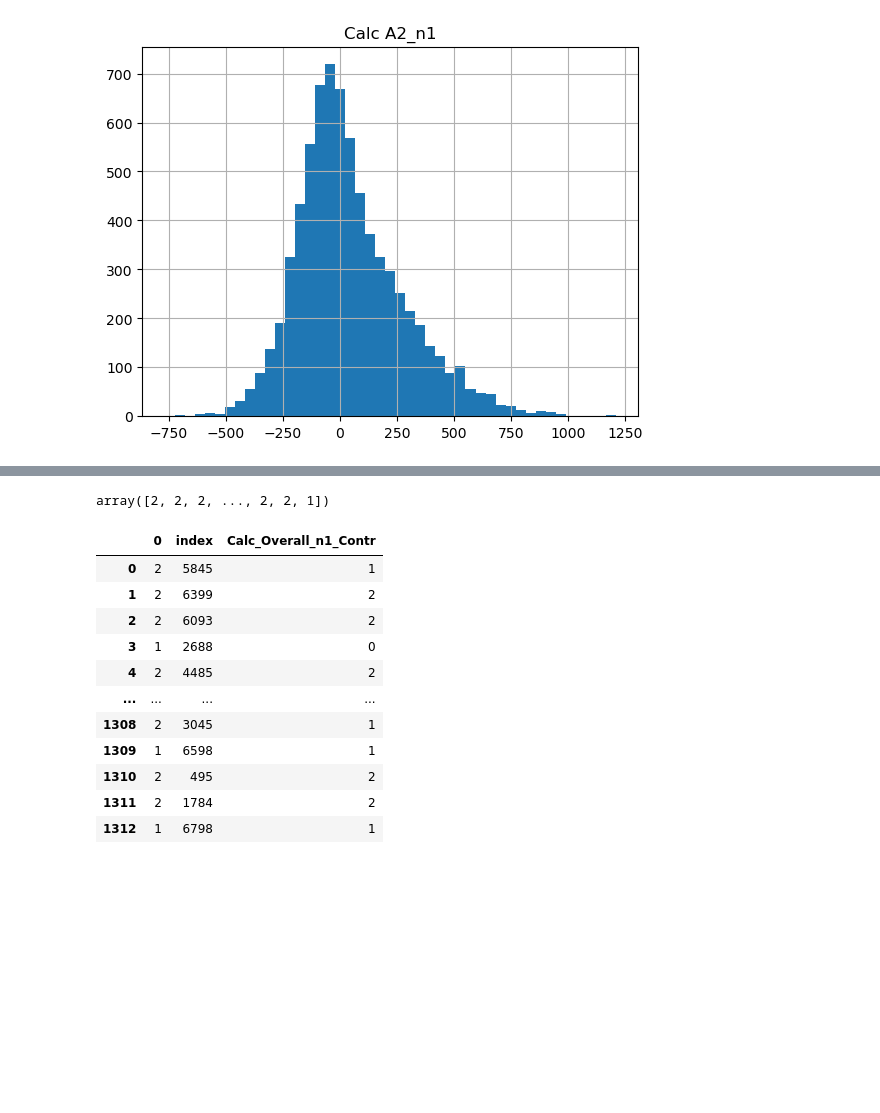
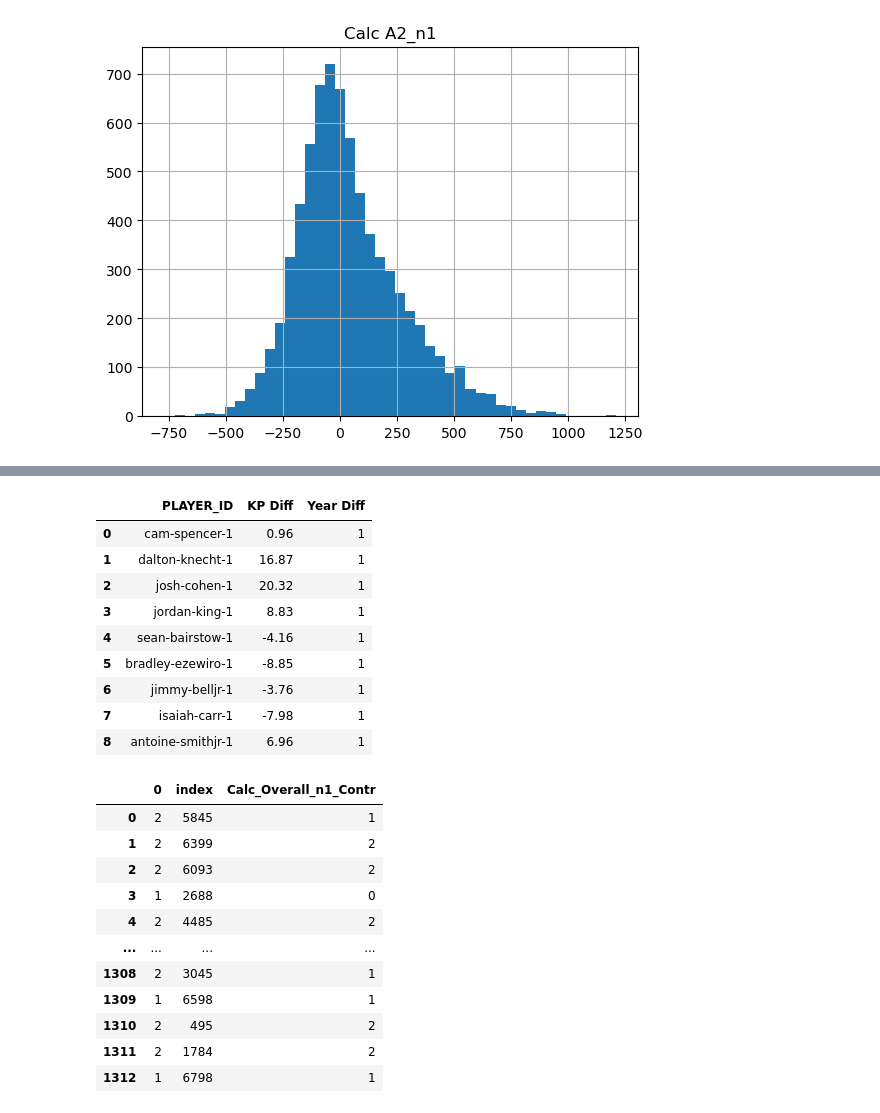
Before and after one commit to zainhoda1/Capstone-project, a Jupyter notebook: Analysis files/NEW_MODEL EXECUTION.ipynb, the cells around one changed output, grey strips where cells are left out. Cells and saved outputs as stored; diff of their text form; code cells hidden in the pictures; blank space fills up the shorter version.

```diff
--- a/Analysis files/NEW_MODEL EXECUTION.ipynb
+++ b/Analysis files/NEW_MODEL EXECUTION.ipynb
@@ -434,7 +434,18 @@ weighted avg       0.72      0.73      0.72      1313
-# %%
-predictions
-# %% [output]
-array([2, 2, 2, ..., 2, 2, 1])
+# %%
+beta_df = pd.read_csv("/Users/caldavis/Documents/GitHub/Capstone-project/Data folder/Prediction Names.csv")
+beta_df = beta_df[['PLAYER_ID', 'KP Diff', 'Year Diff']]
+beta_df = pd.merge(a, beta_df, left_on='PLAYER_ID', right_on='P')
+# %% [output]
+|  | PLAYER_ID | KP Diff | Year Diff |
+| 0 | cam-spencer-1 | 0.96 | 1 |
+| 1 | dalton-knecht-1 | 16.87 | 1 |
+| 2 | josh-cohen-1 | 20.32 | 1 |
+| 3 | jordan-king-1 | 8.83 | 1 |
+| 4 | sean-bairstow-1 | -4.16 | 1 |
+| 5 | bradley-ezewiro-1 | -8.85 | 1 |
+| 6 | jimmy-belljr-1 | -3.76 | 1 |
+| 7 | isaiah-carr-1 | -7.98 | 1 |
+| 8 | antoine-smithjr-1 | 6.96 | 1 |
 # %%
 pred = pd.DataFrame(predictions)
 y_test_check = y_test_check.reset_index()
```
Also changed, not shown: parts of 4 cells of this notebook, 3 other files.
